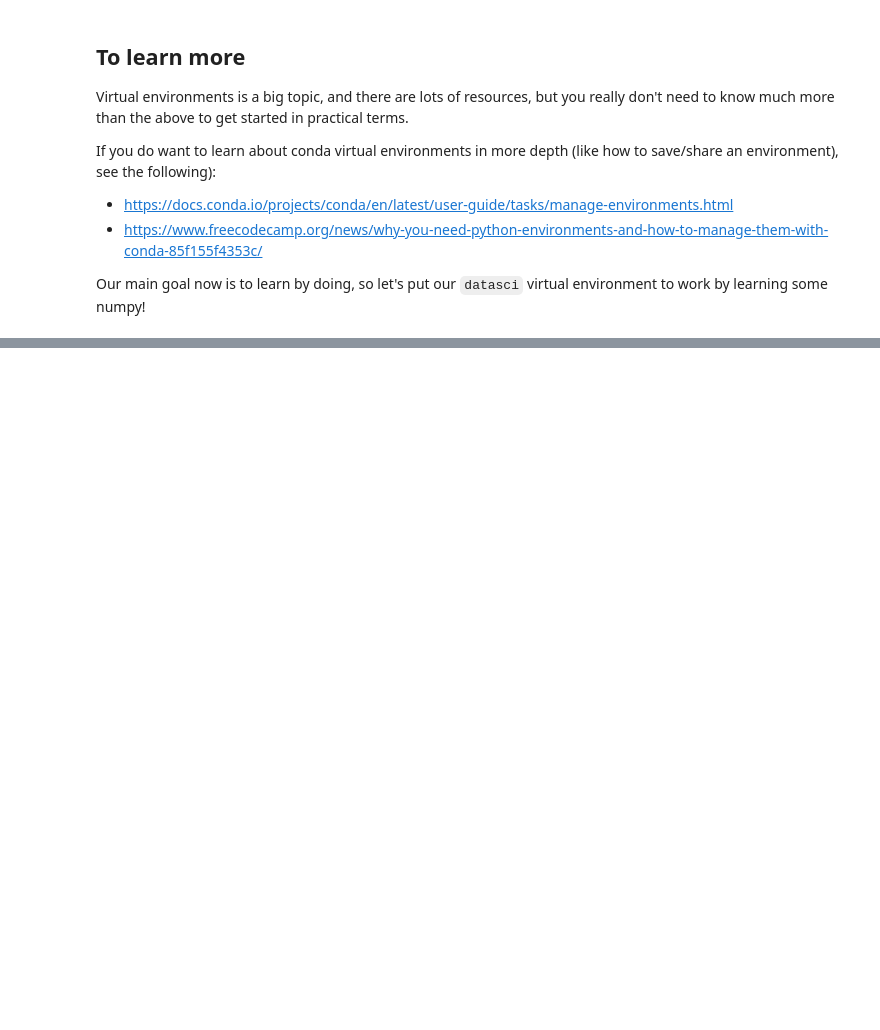
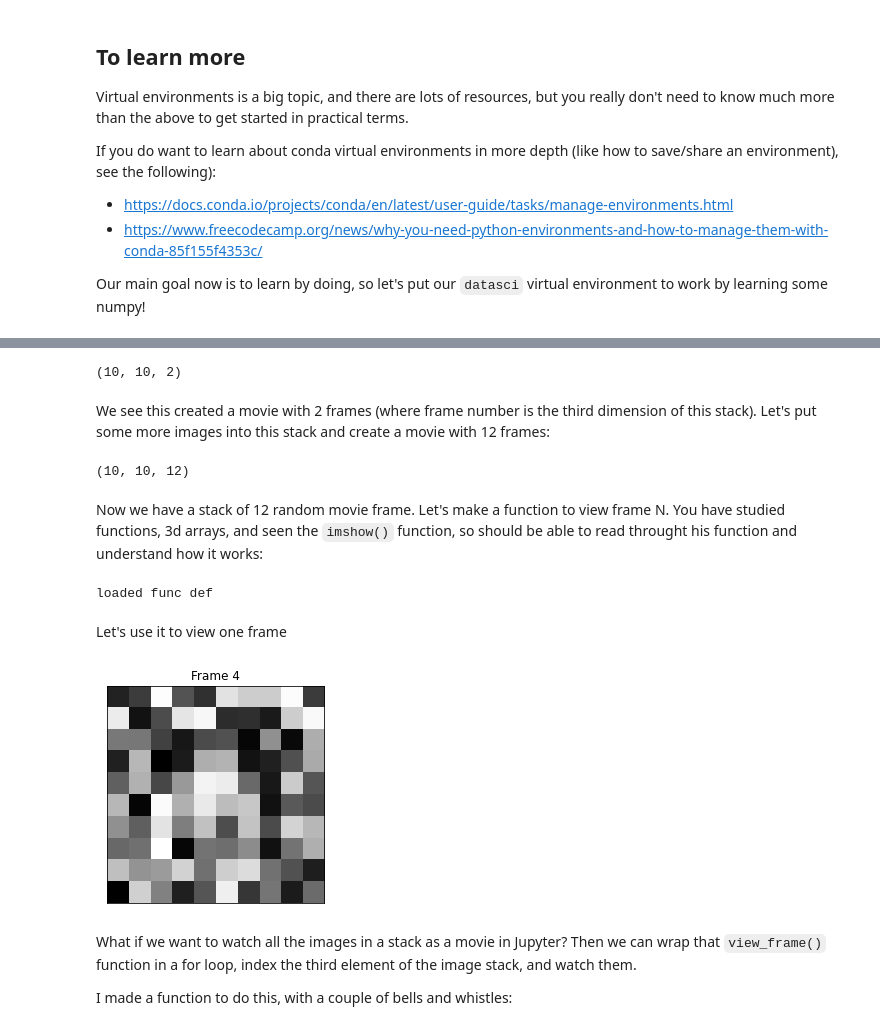
Before and after one commit to EricThomson/practical_python, a Jupyter notebook: week3.ipynb, the cells around one changed output, grey strips where cells are left out. Cells and saved outputs as stored; diff of their text form; code cells hidden in the pictures; blank space fills up the shorter version.

```diff
--- a/week3.ipynb
+++ b/week3.ipynb
@@ -189,0 +351,14 @@ https://www.digitalocean.com/community/tutorials/how-to-import-modules-in-python
+# %%
+f = plt.figure(figsize=(8,5))
+plt.subplot(1,3,1)
+plt.imshow(id_10, cmap='gray');
+plt.title('id')
+
+plt.subplot(1,3,2)
+plt.imshow(id_10_kdown, cmap='gray');
+plt.title('k = -3')
+
+plt.subplot(1,3,3)
+plt.imshow(id_10_kup, cmap='gray');
+plt.title('k = 3')
+plt.tight_layout()
@@ -189,0 +659,38 @@ https://www.digitalocean.com/community/tutorials/how-to-import-modules-in-python
+# %%
+image1 = np.random.rand(10,10)
+image2 = np.random.rand(10,10)
+stack = np.dstack((image1, image2))
+stack.shape
+# %% [output]
+(10, 10, 2)
+# %% [markdown]
+We see this created a movie with 2 frames (where frame number is the third dimension of this stack). Let's put some more images into this stack and create a movie with 12 frames:
+# %%
+movie_stack = stack
+for frame_num in range(10):
+    movie_stack = np.dstack((movie_stack, np.random.rand(10,10)))
+movie_stack.shape
+# %% [output]
+(10, 10, 12)
+# %% [markdown]
+Now we have a stack of 12 random movie frame. Let's make a function to view frame N. You have studied functions, 3d arrays, and seen the `imshow()` function, so should be able to read throught his function and understand how it works:
+# %%
+def view_frame(stack, frame_ind):
+    plt.imshow(stack[:,:,frame_ind], cmap='gray')
+    plt.title(f"Frame {frame_ind}")
+    plt.xticks([])
+    plt.yticks([])
+    return
+print('loaded func def')
+# %% [output]
+loaded func def
+# %% [markdown]
+Let's use it to view one frame
+# %%
+view_frame(movie_stack, frame_ind=4)
+# %% [output]
+[figure, added]
+# %% [markdown]
+What if we want to watch all the images in a stack as a movie in Jupyter? Then we can wrap that `view_frame()` function in a for loop, index the third element of the image stack, and watch them.
+
+I made a function to do this, with a couple of bells and whistles:
```
Also changed, not shown: parts of 292 cells of this notebook, 5 other files.
